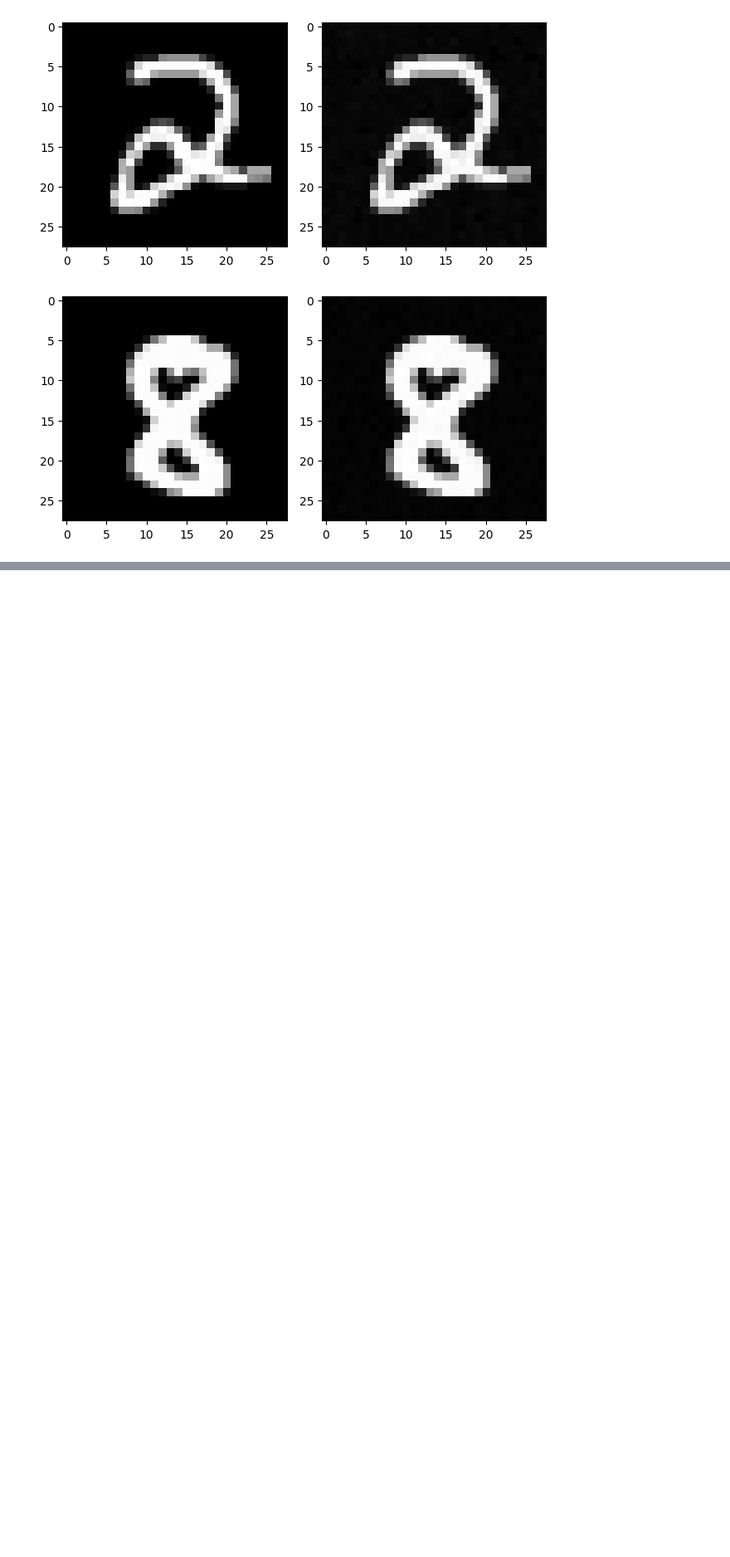
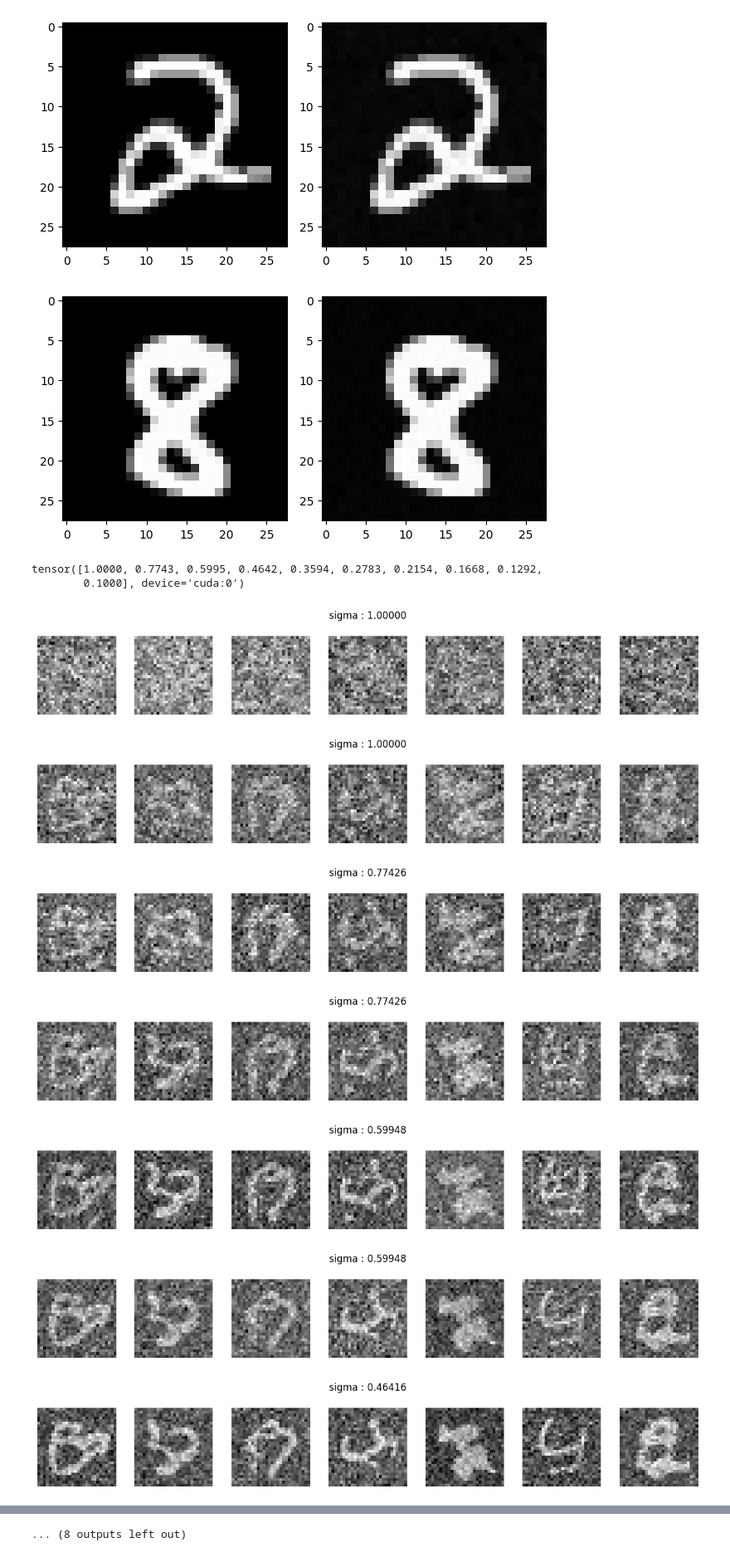
Before and after one commit to Loudwig/DSM, a Jupyter notebook: src/ncsn/mnist/mnist_gen.ipynb, the cells around one changed output, grey strips where cells are left out. Shown at 83% size. Saved outputs shown, nothing was run; the diff lists cells and outputs as text; code cells hidden in the pictures; blank space fills up the shorter version.

```diff
--- a/src/ncsn/mnist/mnist_gen.ipynb
+++ b/src/ncsn/mnist/mnist_gen.ipynb
@@ -709,0 +563,24 @@ for idx in range(N_SIGMAS):
+# %%
+sigmas
+# %% [output]
+tensor([1.0000, 0.7743, 0.5995, 0.4642, 0.3594, 0.2783, 0.2154, 0.1668, 0.1292,
+        0.1000], device='cuda:0')
+# %%
+# ald estimated score
+ALD_estimated_score_snr = annealded_langevin_sampler_snr_pc(
+    prior_normal,
+    estimated_distribution_scores,
+    sigmas,
+    0.03,
+    SCORE_NORM,
+    T_corrector = 40,
+    n_chain=7
+)
+# %% [output]
+[figure, added]
+[figure, added]
+[figure, added]
+[figure, added]
+[figure, added]
+[figure, added]
+[figure, added]
@@ -709,0 +592 @@ for idx in range(N_SIGMAS):
+... (8 outputs left out)
```
Also changed, not shown: parts of 20 cells of this notebook, 5 other files.
